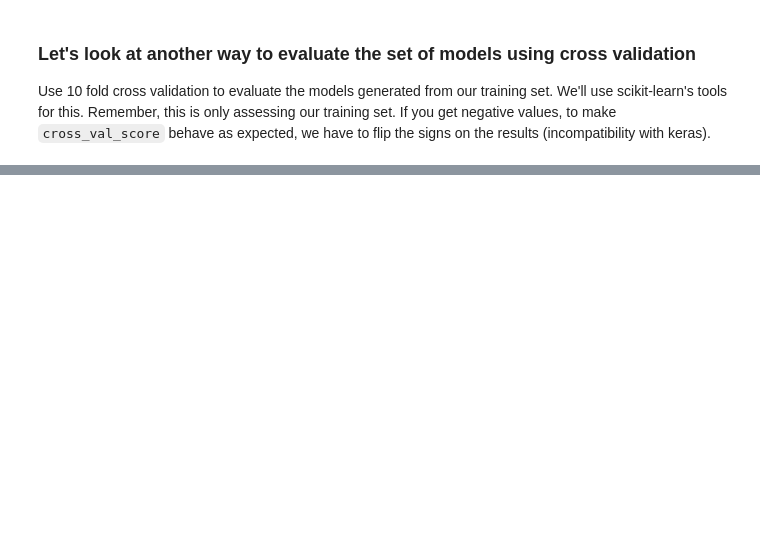
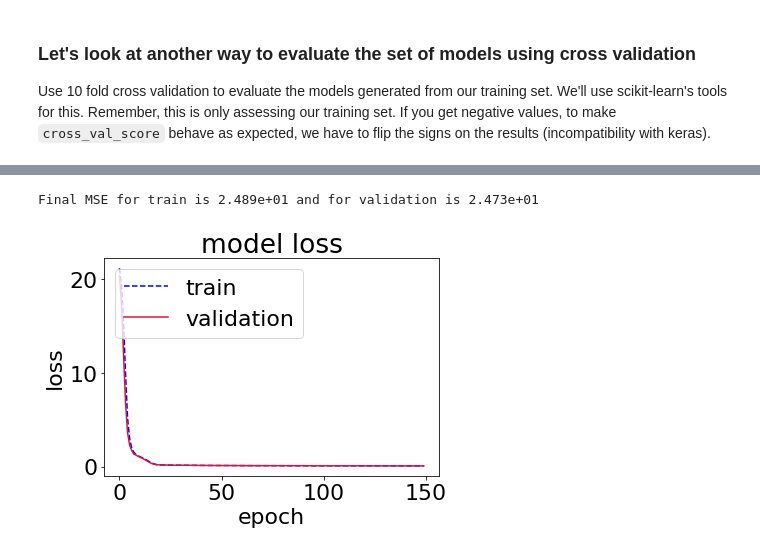
Before and after one commit to UWDIRECT/UWDIRECT.github.io, a Jupyter notebook: Wi21_content/DSMCER/L12_Neural_Networks.ipynb, the cells around one changed output, grey strips where cells are left out. Cells and saved outputs as stored; diff of their text form; code cells hidden in the pictures; blank space fills up the shorter version.

```diff
--- a/Wi21_content/DSMCER/L12_Neural_Networks.ipynb
+++ b/Wi21_content/DSMCER/L12_Neural_Networks.ipynb
@@ -222,9 +306,10 @@ Let's use a hidden layer this time. Note: it is worthwhile to test how the final
 def medium_network():
     # assemble the structure
     model = Sequential()
-    model.add(Dense(6, input_dim=6, kernel_initializer='normal', activation='relu'))
-    model.add(Dense(12, kernel_initializer='normal', activation='relu'))
+    model.add(Dense(600, input_dim=6, kernel_initializer='normal', activation='relu'))
+    model.add(Dense(120, kernel_initializer='normal', activation='relu'))
     model.add(Dense(1, kernel_initializer='normal'))
+
     opt = keras.optimizers.Adam(learning_rate=0.9)
     # compile the model
     model.compile(loss='mean_squared_error', optimizer=opt)
@@ -238,18 +342,23 @@ estimator = KerasRegressor(build_fn=medium_network,
         epochs=150, batch_size=10000, verbose=0)
 history = estimator.fit(X_train, y_train, validation_split=0.30, epochs=150,
         batch_size=10000, verbose=0, callbacks=TqdmCallback(verbose=0))
+
 print("Final MSE for train is %.3e and for validation is %.3e" %
       (history.history['loss'][-1], history.history['val_loss'][-1]))
+# %% [output]
+Final MSE for train is 2.489e+01 and for validation is 2.473e+01
 # %%
 # summarize history for loss
 plt.plot(history.history['loss'],'--',c='b')
 plt.plot(history.history['val_loss'],c='crimson')
 plt.title('model loss')
 plt.ylabel('loss')
 plt.xlabel('epoch')
-plt.ylim([6,8])
+#plt.ylim([6,8])
 plt.legend(['train', 'validation'], loc='upper left')
 plt.show()
+# %% [output]
+[figure, added]
 # %%
 test_loss = estimator.model.evaluate(X_test, y_test)
 print("test set mse is %.3e" % test_loss)
```
Also changed, not shown: parts of 22 cells of this notebook, 1 other file.
